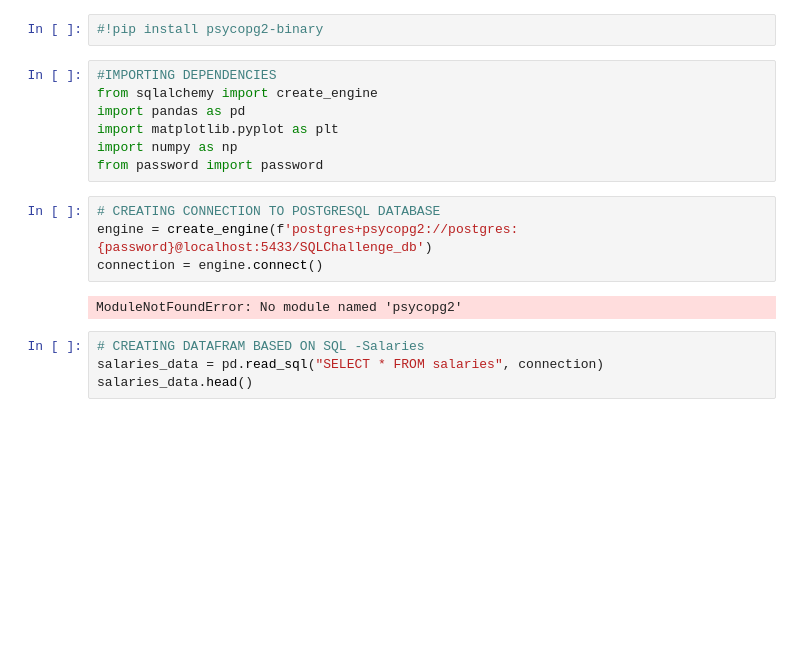
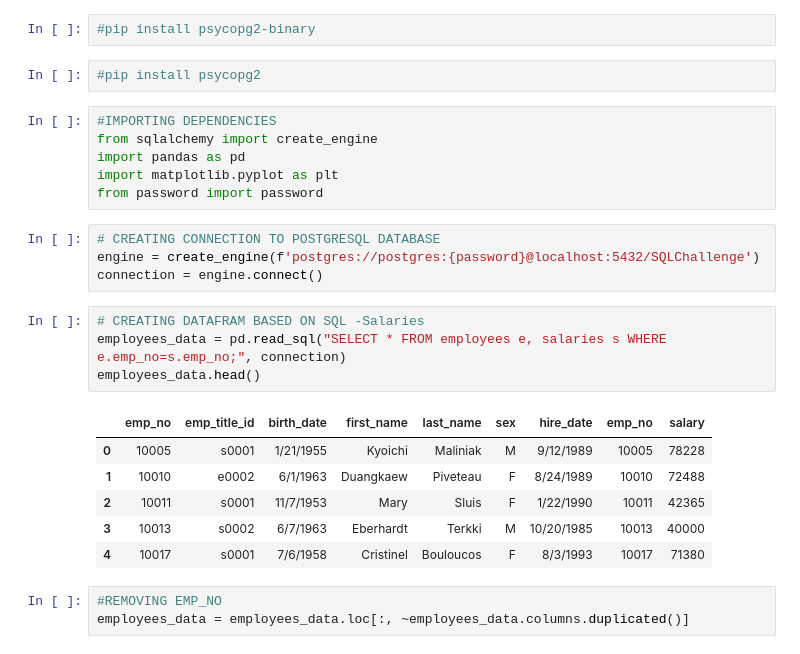
Before and after one commit to Kaylawkelly/9-SQL-Challenge, a Jupyter notebook: EmployeeSQL/Bonus.ipynb, the cells around one changed output. Drawn from its saved outputs; the diff is of its cells as text; blank space fills up the shorter version.

```diff
--- a/EmployeeSQL/Bonus.ipynb
+++ b/EmployeeSQL/Bonus.ipynb
@@ -1,19 +1,28 @@
 # %%
-#!pip install psycopg2-binary
+#pip install psycopg2-binary
+# %%
+#pip install psycopg2
 # %%
 #IMPORTING DEPENDENCIES
 from sqlalchemy import create_engine
 import pandas as pd
 import matplotlib.pyplot as plt
-import numpy as np
 from password import password
 # %%
 # CREATING CONNECTION TO POSTGRESQL DATABASE
-engine = create_engine(f'postgres+psycopg2://postgres:{password}@localhost:5433/SQLChallenge_db')
+engine = create_engine(f'postgres://postgres:{password}@localhost:5432/SQLChallenge')
 connection = engine.connect()
-# %% [output]
-ModuleNotFoundError: No module named 'psycopg2'
 # %%
 # CREATING DATAFRAM BASED ON SQL -Salaries
-salaries_data = pd.read_sql("SELECT * FROM salaries", connection)
-salaries_data.head()
+employees_data = pd.read_sql("SELECT * FROM employees e, salaries s WHERE e.emp_no=s.emp_no;", connection)
+employees_data.head()
+# %% [output]
+|  | emp_no | emp_title_id | birth_date | first_name | last_name | sex | hire_date | emp_no | salary |
+| 0 | 10005 | s0001 | 1/21/1955 | Kyoichi | Maliniak | M | 9/12/1989 | 10005 | 78228 |
+| 1 | 10010 | e0002 | 6/1/1963 | Duangkaew | Piveteau | F | 8/24/1989 | 10010 | 72488 |
+| 2 | 10011 | s0001 | 11/7/1953 | Mary | Sluis | F | 1/22/1990 | 10011 | 42365 |
+| 3 | 10013 | s0002 | 6/7/1963 | Eberhardt | Terkki | M | 10/20/1985 | 10013 | 40000 |
+| 4 | 10017 | s0001 | 7/6/1958 | Cristinel | Bouloucos | F | 8/3/1993 | 10017 | 71380 |
+# %%
+#REMOVING EMP_NO
+employees_data = employees_data.loc[:, ~employees_data.columns.duplicated()]
```
Also changed, not shown: parts of 8 cells of this notebook, 4 other files.
